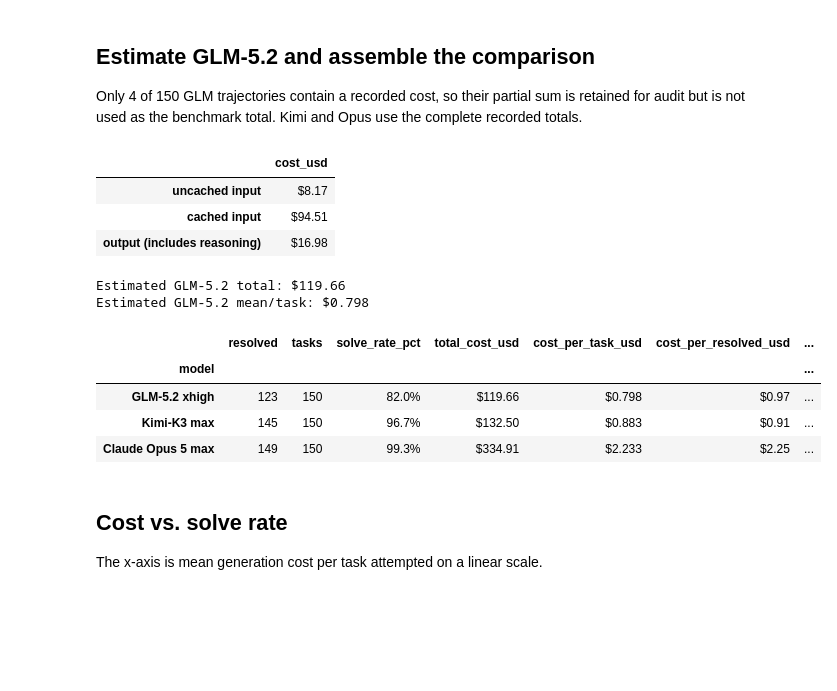
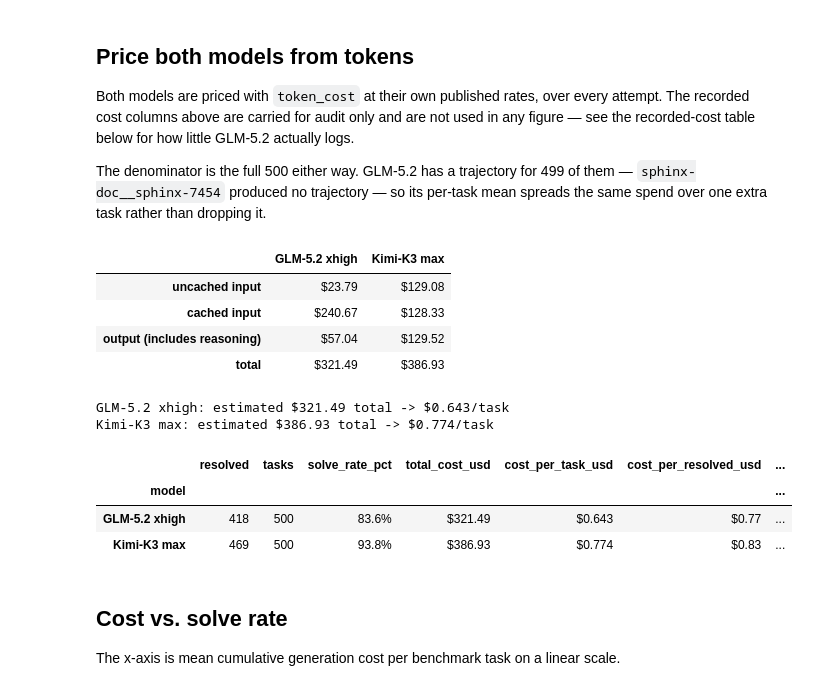
Before and after one commit to sen-37290/agent-benchmark, a Jupyter notebook: notebooks/fig8_cost_vs_accuray.ipynb, the cells around one changed output. Drawn from its saved outputs; the diff is of its cells as text; code cells hidden in the pictures; blank space fills up the shorter version.

```diff
--- a/notebooks/fig8_cost_vs_accuray.ipynb
+++ b/notebooks/fig8_cost_vs_accuray.ipynb
@@ -118,53 +222,63 @@ usage
 # %% [markdown]
-## Estimate GLM-5.2 and assemble the comparison
+## Price both models from tokens
 
-Only 4 of 150 GLM trajectories contain a recorded cost, so their partial sum is retained for audit but is not used as the benchmark total. Kimi and Opus use the complete recorded totals.
+Both models are priced with `token_cost` at their own published rates, over every attempt. The
+recorded cost columns above are carried for audit only and are not used in any figure — see the
+recorded-cost table below for how little GLM-5.2 actually logs.
+
+The denominator is the full 500 either way. GLM-5.2 has a trajectory for 499 of them —
+`sphinx-doc__sphinx-7454` produced no trajectory — so its per-task mean spreads the same spend over
+one extra task rather than dropping it.
 # %%
-glm = usage.loc['GLM-5.2 xhigh']
-glm_cost_components = pd.Series({
-    'uncached input': glm.uncached_tokens / 1_000_000 * GLM_RATES_PER_MILLION['uncached_input'],
-    'cached input': glm.cached_tokens / 1_000_000 * GLM_RATES_PER_MILLION['cached_input'],
-    'output (includes reasoning)': glm.completion_tokens / 1_000_000 * GLM_RATES_PER_MILLION['output'],
-}, name='cost_usd')
-glm_estimated_cost = float(glm_cost_components.sum())
-display(glm_cost_components.to_frame().style.format('${:,.2f}'))
-print(f'Estimated GLM-5.2 total: ${glm_estimated_cost:,.2f}')
-print(f'Estimated GLM-5.2 mean/task: ${glm_estimated_cost / 150:,.3f}')
+swe_cost_components = pd.DataFrame({
+    label: {
+        'uncached input': token_cost(row.uncached_tokens, 0, 0, MODELS[label]['rates']),
+        'cached input': token_cost(0, row.cached_tokens, 0, MODELS[label]['rates']),
+        'output (includes reasoning)': token_cost(0, 0, row.completion_tokens, MODELS[label]['rates']),
+    }
+    for label, row in usage.iterrows()
+})
+swe_cost_components.loc['total'] = swe_cost_components.sum()
+swe_estimated_cost = swe_cost_components.loc['total'].to_dict()
+display(swe_cost_components.style.format('${:,.2f}'))
+for label, cost in swe_estimated_cost.items():
+    print(f'{label}: estimated ${cost:,.2f} total -> ${cost / SWE_TASKS:,.3f}/task')
 # %% [output]
-|  | cost_usd |
-| uncached input | $8.17 |
-| cached input | $94.51 |
-| output (includes reasoning) | $16.98 |
+|  | GLM-5.2 xhigh | Kimi-K3 max |
+| uncached input | $23.79 | $129.08 |
+| cached input | $240.67 | $128.33 |
+| output (includes reasoning) | $57.04 | $129.52 |
+| total | $321.49 | $386.93 |
-Estimated GLM-5.2 total: $119.66
-Estimated GLM-5.2 mean/task: $0.798
+GLM-5.2 xhigh: estimated $321.49 total -> $0.643/task
+Kimi-K3 max: estimated $386.93 total -> $0.774/task
 # %%
 comparison_rows = []
 for label, cfg in MODELS.items():
-    summary = json.loads((DATA / cfg['summary']).read_text())
+    summary = json.loads((SWE / 'results' / cfg['swe'] / 'official_summary.json').read_text())
     total = summary['total_instances']
     resolved = summary['resolved_instances']
-    cost = glm_estimated_cost if cfg['cost_source'] == 'estimated' else usage.loc[label, 'recorded_cost_usd']
+    assert total == SWE_TASKS
+    cost = swe_estimated_cost[label]
     comparison_rows.append({
         'model': label, 'resolved': resolved, 'tasks': total,
         'solve_rate_pct': 100 * resolved / total, 'total_cost_usd': cost,
         'cost_per_task_usd': cost / total, 'cost_per_resolved_usd': cost / resolved,
-        'cost_source': cfg['cost_source'], 'color': cfg['color'],
+        'cost_basis': 'tokens at published rates', 'color': cfg['color'],
     })
 comparison = pd.DataFrame(comparison_rows).set_index('model')
 display(comparison.drop(columns='color').style.format({
     'solve_rate_pct': '{:.1f}%', 'total_cost_usd': '${:,.2f}',
     'cost_per_task_usd': '${:.3f}', 'cost_per_resolved_usd': '${:.2f}',
 }))
 # %% [output]
 |  | resolved | tasks | solve_rate_pct | total_cost_usd | cost_per_task_usd | cost_per_resolved_usd | ... |
 | model |  |  |  |  |  |  | ... |
-| GLM-5.2 xhigh | 123 | 150 | 82.0% | $119.66 | $0.798 | $0.97 | ... |
-| Kimi-K3 max | 145 | 150 | 96.7% | $132.50 | $0.883 | $0.91 | ... |
-| Claude Opus 5 max | 149 | 150 | 99.3% | $334.91 | $2.233 | $2.25 | ... |
+| GLM-5.2 xhigh | 418 | 500 | 83.6% | $321.49 | $0.643 | $0.77 | ... |
+| Kimi-K3 max | 469 | 500 | 93.8% | $386.93 | $0.774 | $0.83 | ... |
 # %% [markdown]
 ## Cost vs. solve rate
 
-The x-axis is mean generation cost per task attempted on a linear scale.
+The x-axis is mean cumulative generation cost per benchmark task on a linear scale.
 # %%
 SURFACE = '#fcfcfb'; INK = '#0b0b0b'; MUTED = '#898781'; GRID = '#e8e7e1'; CONNECT = '#b8b6ae'
 MONO = 'DejaVu Sans Mono'
```
Also changed, not shown: parts of 30 cells of this notebook, 5 other files.
